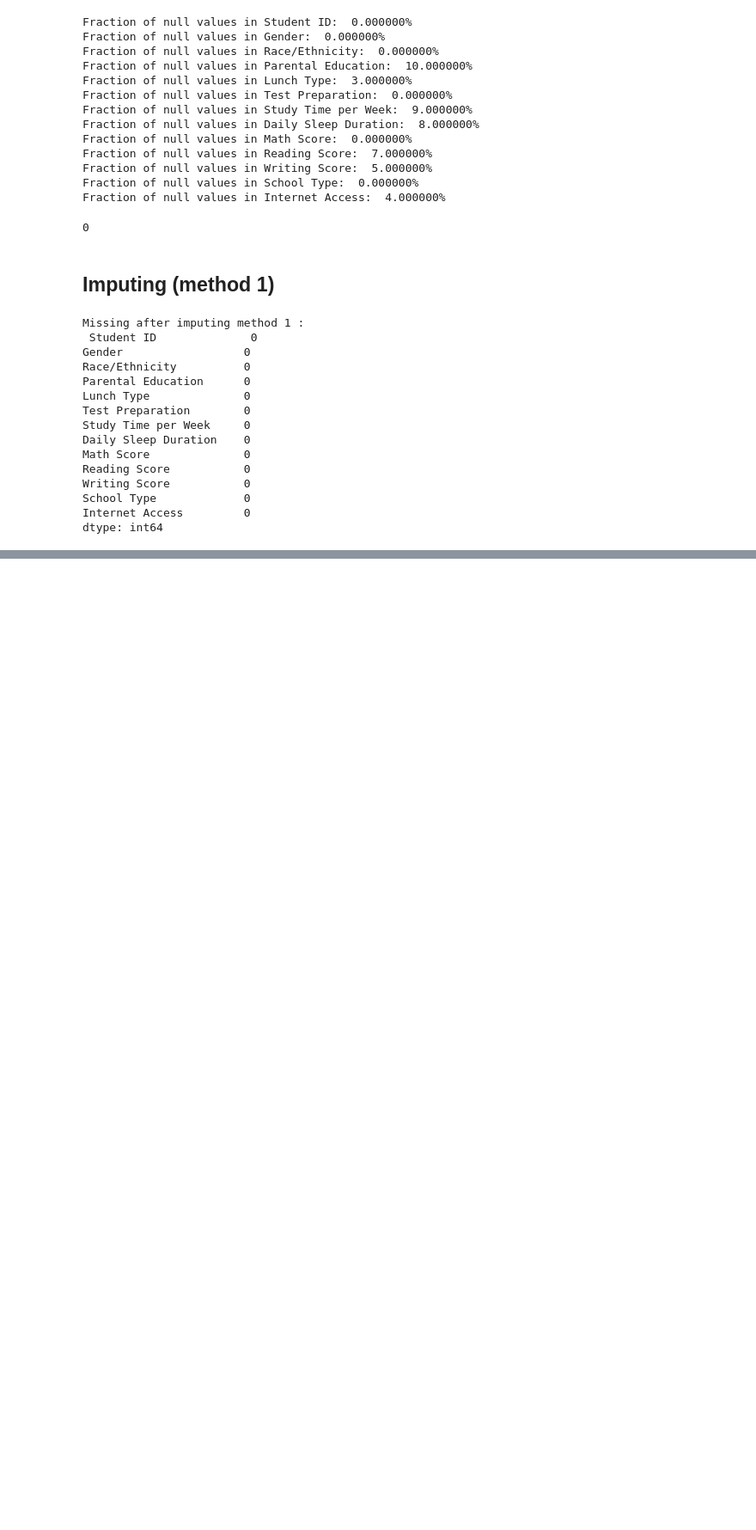
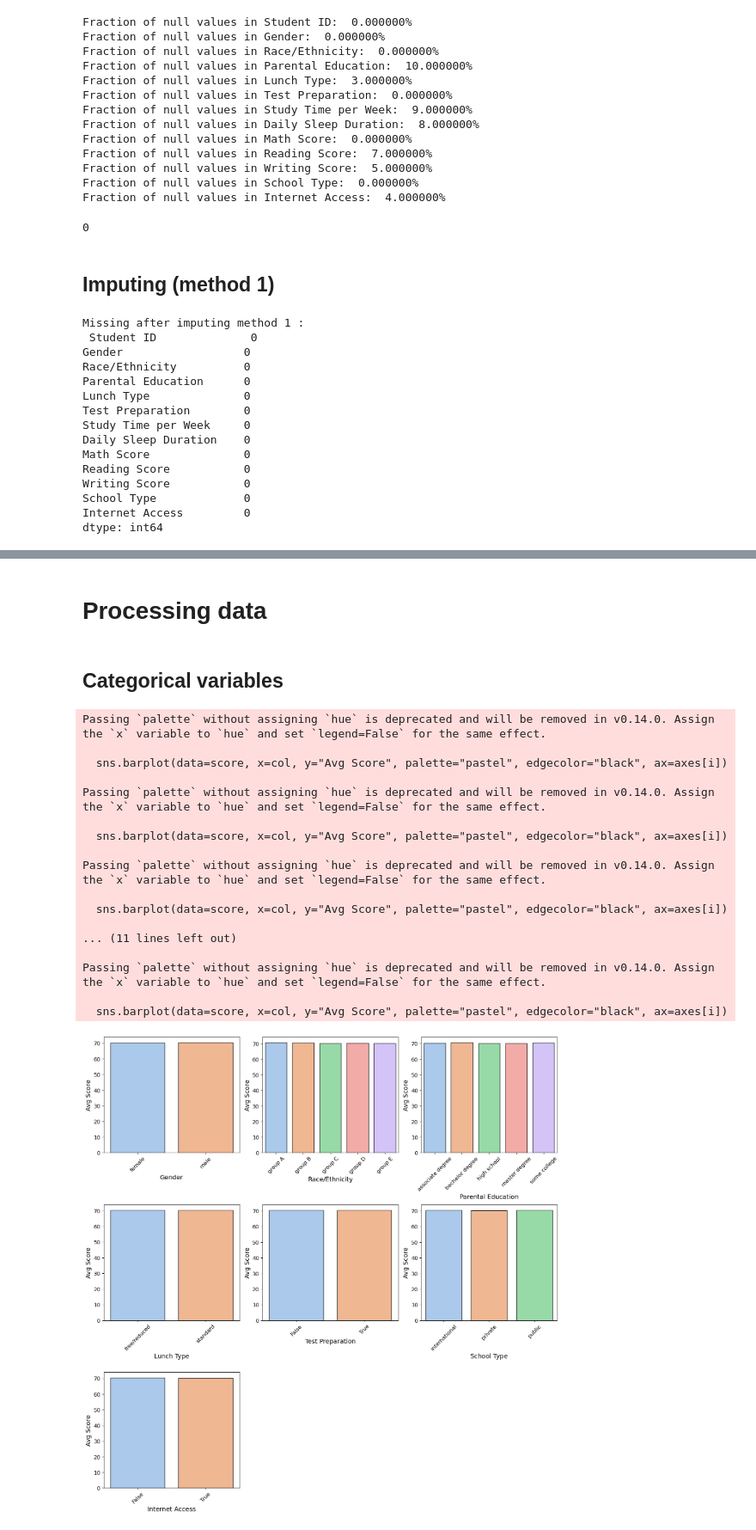
Before and after one commit to cristian0831/Machine-Learning-Projects, a Jupyter notebook: Scikit-Learn/student_performance.ipynb, the cells around one changed output, grey strips where cells are left out. Shown at 86% size. Saved outputs shown, nothing was run; the diff lists cells and outputs as text; code cells hidden in the pictures; blank space fills up the shorter version.

```diff
--- a/Scikit-Learn/student_performance.ipynb
+++ b/Scikit-Learn/student_performance.ipynb
@@ -237 +233,44 @@ cat__Internet Access         0
 dtype: int64
+# %% [markdown]
+# Processing data
+# %%
+# average score
+
+clean_student_performance["Avg Score"] = (clean_student_performance["Math Score"] + clean_student_performance["Reading Score"] + clean_student_performance["Writing Score"])/3
+# %% [markdown]
+## Categorical variables
+# %%
+# average score per each categorical value
+fig, axes = plt.subplots(n_rows, n_cols, figsize=(15, 5*n_rows))
+axes = axes.flatten()
+
+for i, col in enumerate(cat_col.columns):
+    score = clean_student_performance.groupby(col)["Avg Score"].mean().reset_index()
+    sns.barplot(data=score, x=col, y="Avg Score", palette="pastel", edgecolor="black", ax=axes[i])
+    axes[i].tick_params(axis='x', rotation=45)
+
+# remove empty subplots
+for j in range(i+1, len(axes)):
+    fig.delaxes(axes[j])
+
+plt.tight_layout()
+plt.show()
+# %% [output]
+Passing `palette` without assigning `hue` is deprecated and will be removed in v0.14.0. Assign the `x` variable to `hue` and set `legend=False` for the same effect.
+
+  sns.barplot(data=score, x=col, y="Avg Score", palette="pastel", edgecolor="black", ax=axes[i])
+
+Passing `palette` without assigning `hue` is deprecated and will be removed in v0.14.0. Assign the `x` variable to `hue` and set `legend=False` for the same effect.
+
+  sns.barplot(data=score, x=col, y="Avg Score", palette="pastel", edgecolor="black", ax=axes[i])
+
+Passing `palette` without assigning `hue` is deprecated and will be removed in v0.14.0. Assign the `x` variable to `hue` and set `legend=False` for the same effect.
+
+  sns.barplot(data=score, x=col, y="Avg Score", palette="pastel", edgecolor="black", ax=axes[i])
+
+... (11 lines left out)
+
+Passing `palette` without assigning `hue` is deprecated and will be removed in v0.14.0. Assign the `x` variable to `hue` and set `legend=False` for the same effect.
+
+  sns.barplot(data=score, x=col, y="Avg Score", palette="pastel", edgecolor="black", ax=axes[i])
+[figure, added]
```
Also changed, not shown: parts of 9 cells of this notebook.
